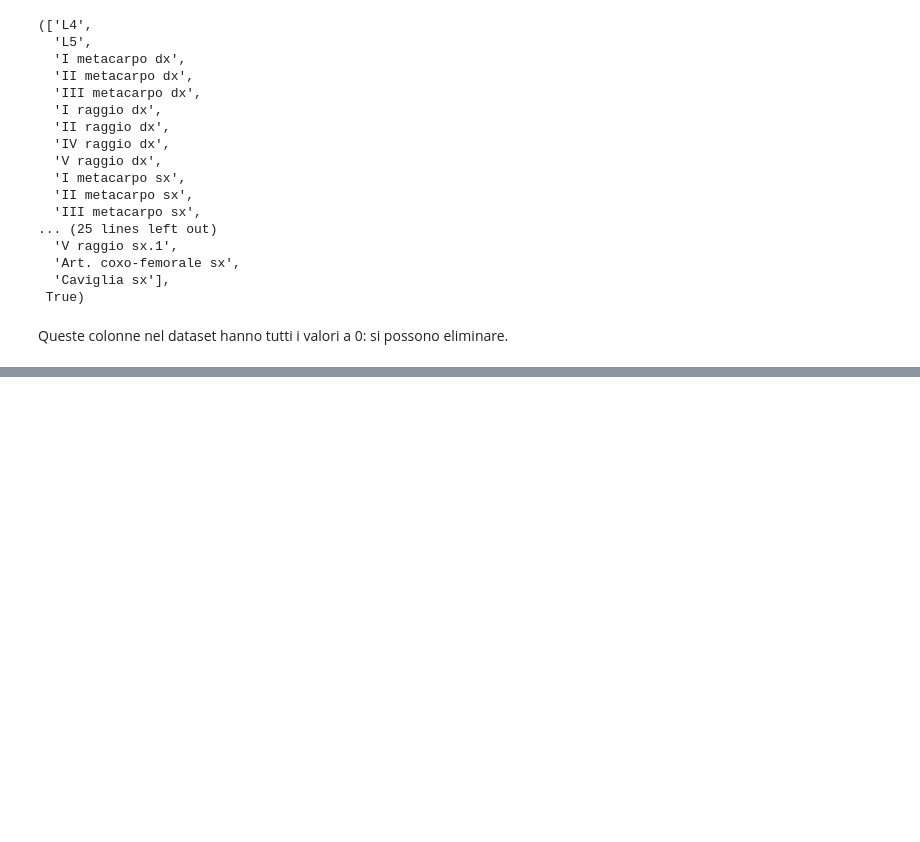
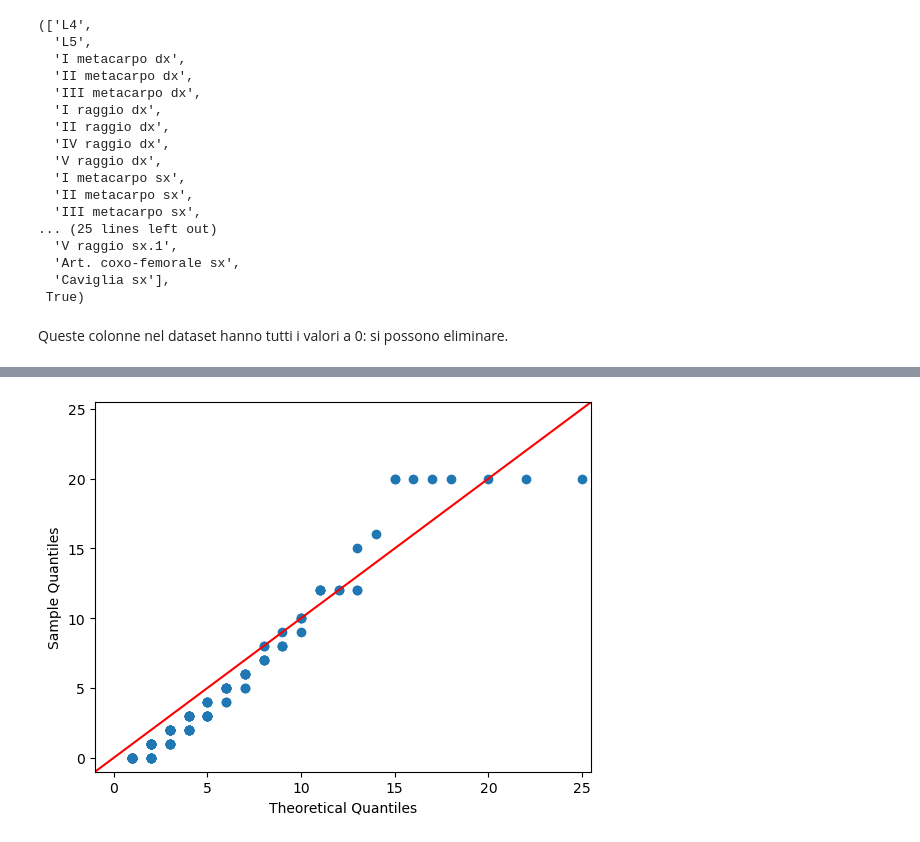
Before and after one commit to chrfum/one-class_classifier, a Jupyter notebook: run-over_classifier/codes/run-over.ipynb, the cells around one changed output, grey strips where cells are left out. Saved outputs shown, nothing was run; the diff lists cells and outputs as text; code cells hidden in the pictures; blank space fills up the shorter version.

```diff
--- a/run-over_classifier/codes/run-over.ipynb
+++ b/run-over_classifier/codes/run-over.ipynb
@@ -161,0 +182,13 @@ Queste colonne nel dataset hanno tutti i valori a 0: si possono eliminare.
+# %%
+import statsmodels.api as sm
+import scipy.stats as st
+
+def qqplot_geom_dist(X, col):
+    p = 1 / (1 + X[col].mean())
+    sm.qqplot(X[col], dist=st.geom(p), line='45')
+
+    plt.show()
+
+qqplot_geom_dist(X, 'Tot Testa')
+# %% [output]
+[figure, added]
```
Also changed, not shown: parts of 7 cells of this notebook.
